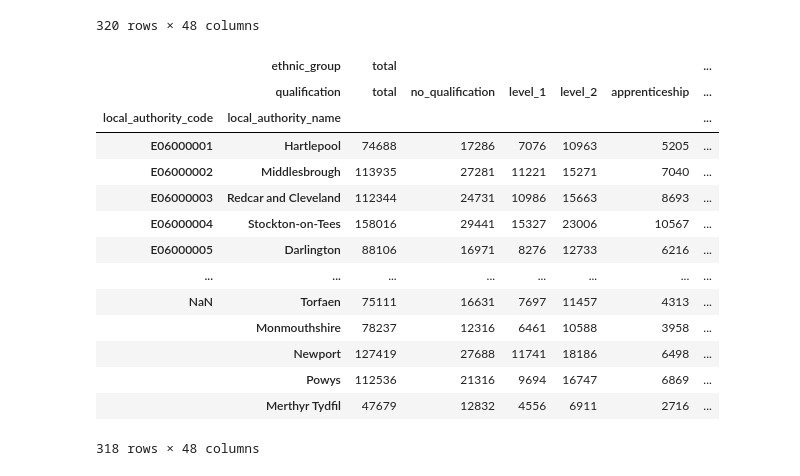
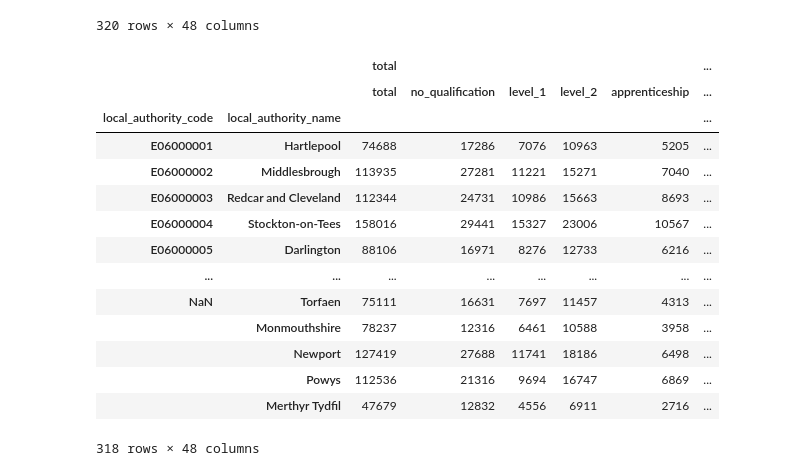
Before and after one commit to open-innovations/yff-data-pipelines, a Jupyter notebook: pipelines/education/census.ipynb, the cells around one changed output. Drawn from its saved outputs; the diff is of its cells as text; code cells hidden in the pictures.

Commit message:
Update census data

```diff
--- a/pipelines/education/census.ipynb
+++ b/pipelines/education/census.ipynb
@@ -52,6 +52,8 @@ la_reference_data = pd.read_csv('../../data/reference/local_authorities.csv', us
 census_ethnic_group = pd.read_csv(
     '../../data/reference/census-qualifications-ethnic-group.csv', index_col=0
 )
+
+la_reference_data = pd.read_csv('../../data/reference/local_authorities.csv', usecols=['Local Authority Code', 'Local Authority Name'])
 
 census_ethnic_group = census_ethnic_group.merge(
     la_reference_data,
@@ -82,19 +84,18 @@ census_ethnic_group
 # %%
 
 census_ethnic_group.columns = census_ethnic_group.columns.str.lower()
 
 census_ethnic_group = census_ethnic_group.iloc[2:]
 
 data = pd.MultiIndex.from_product([['total','asian', 'black_british', 'mixed_multiple', 'white', 'other'],
-                                     ['total','no_qualification','level_1', 'level_2', 'apprenticeship','level_3', 'level_4', 'other']],
-                                    names=['ethnic_group','qualification'])
+                                     ['total','no_qualification','level_1', 'level_2', 'apprenticeship','level_3', 'level_4', 'other']])
 
 census_ethnic_group.columns = data
-census_ethnic_group.to_csv('../../data/processed/census/qualifications_local_authority.csv', index=True)
+census_ethnic_group.reset_index().to_csv('../../data/processed/census/qualifications_local_authority.csv', index=False)
 census_ethnic_group
 # %% [output]
-|  | ethnic_group | total |  |  |  |  | ... |
-|  | qualification | total | no_qualification | level_1 | level_2 | apprenticeship | ... |
+|  |  | total |  |  |  |  | ... |
+|  |  | total | no_qualification | level_1 | level_2 | apprenticeship | ... |
 | local_authority_code | local_authority_name |  |  |  |  |  | ... |
 | E06000001 | Hartlepool | 74688 | 17286 | 7076 | 10963 | 5205 | ... |
 | E06000002 | Middlesbrough | 113935 | 27281 | 11221 | 15271 | 7040 | ... |
```
Also changed, not shown: 1 other file.
